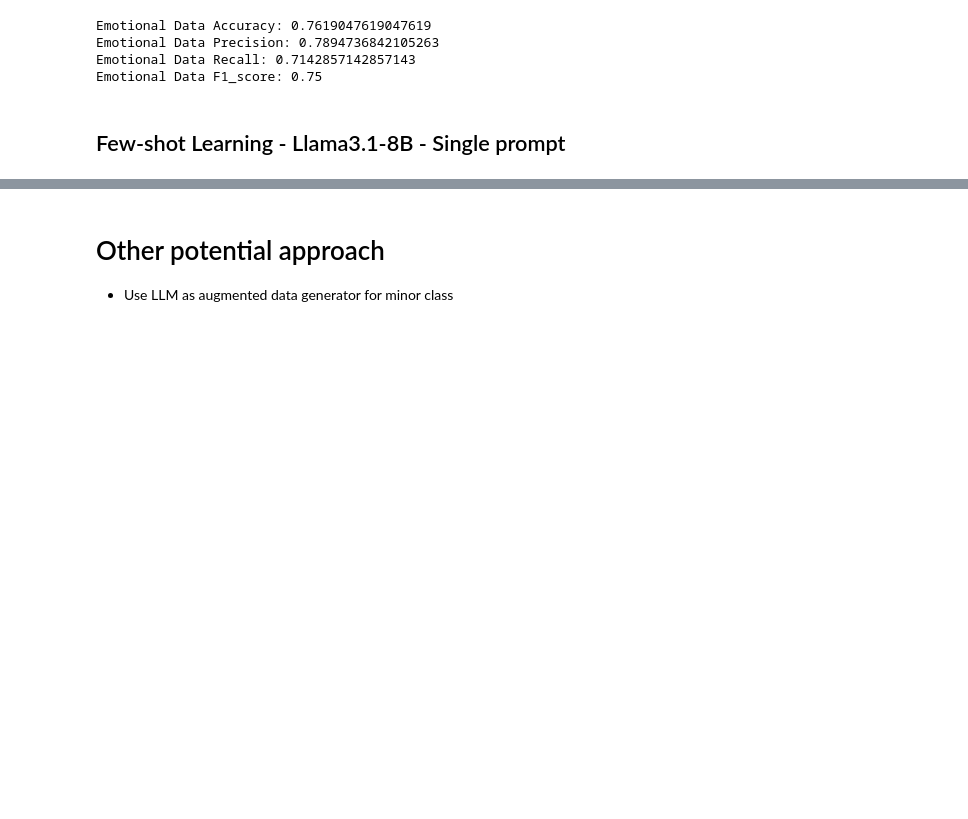
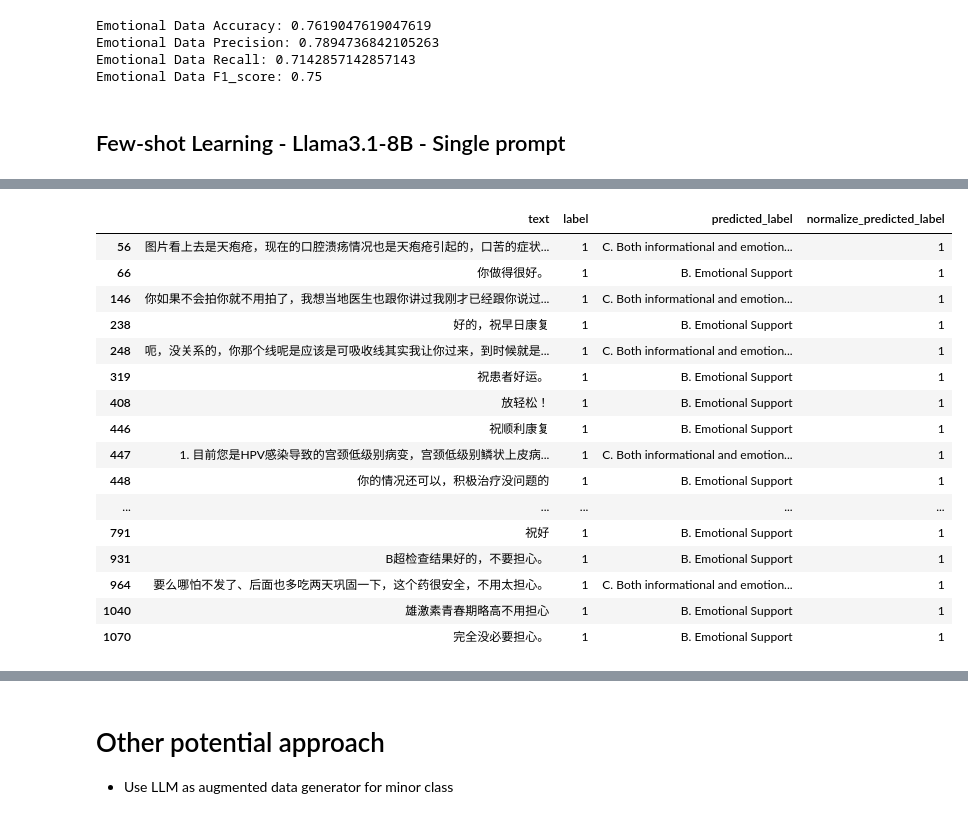
Before and after one commit to PhamVuThuNguyet/digital-healthcare-platform-data-mining, a Jupyter notebook: llms/LLM.ipynb, the cells around one changed output, grey strips where cells are left out. Saved outputs shown, nothing was run; the diff lists cells and outputs as text; code cells hidden in the pictures; blank space fills up the shorter version.

```diff
--- a/llms/LLM.ipynb
+++ b/llms/LLM.ipynb
@@ -1755,0 +2082,3 @@ for i, row in informational_data_train[informational_data_train["label"] == 1].i
+# %%
+few_shot_emotional_results = [a.replace("Output: ", "") for a in few_shot_emotional_results]
+few_shot_emotional_results
@@ -1755,0 +2172,24 @@ for i, row in informational_data_train[informational_data_train["label"] == 1].i
+# %%
+mini_batch_emotional = emotional_data_train[emotional_data_train["label"] == 1].iloc[:21]
+mini_batch_emotional["predicted_label"] = few_shot_emotional_results
+normalize_emotional_predictions = [1 if ( predict.startswith("B.") or predict.startswith("C.")) else 0 for predict in few_shot_emotional_results]
+mini_batch_emotional["normalize_predicted_label"] = normalize_emotional_predictions
+mini_batch_emotional
+# %% [output]
+|  | text | label | predicted_label | normalize_predicted_label |
+| 56 | 图片看上去是天疱疮，现在的口腔溃疡情况也是天疱疮引起的，口苦的症状... | 1 | C. Both informational and emotion... | 1 |
+| 66 | 你做得很好。 | 1 | B. Emotional Support | 1 |
+| 146 | 你如果不会拍你就不用拍了，我想当地医生也跟你讲过我刚才已经跟你说过... | 1 | C. Both informational and emotion... | 1 |
+| 238 | 好的，祝早日康复 | 1 | B. Emotional Support | 1 |
+| 248 | 呃，没关系的，你那个线呢是应该是可吸收线其实我让你过来，到时候就是... | 1 | C. Both informational and emotion... | 1 |
+| 319 | 祝患者好运。 | 1 | B. Emotional Support | 1 |
+| 408 | 放轻松！ | 1 | B. Emotional Support | 1 |
+| 446 | 祝顺利康复 | 1 | B. Emotional Support | 1 |
+| 447 | 1. 目前您是HPV感染导致的宫颈低级别病变，宫颈低级别鳞状上皮病... | 1 | C. Both informational and emotion... | 1 |
+| 448 | 你的情况还可以，积极治疗没问题的 | 1 | B. Emotional Support | 1 |
+| ... | ... | ... | ... | ... |
+| 791 | 祝好 | 1 | B. Emotional Support | 1 |
+| 931 | B超检查结果好的，不要担心。 | 1 | B. Emotional Support | 1 |
+| 964 | 要么哪怕不发了、后面也多吃两天巩固一下，这个药很安全，不用太担心。 | 1 | C. Both informational and emotion... | 1 |
+| 1040 | 雄激素青春期略高不用担心 | 1 | B. Emotional Support | 1 |
+| 1070 | 完全没必要担心。 | 1 | B. Emotional Support | 1 |
```
Also changed, not shown: parts of 20 cells of this notebook.
